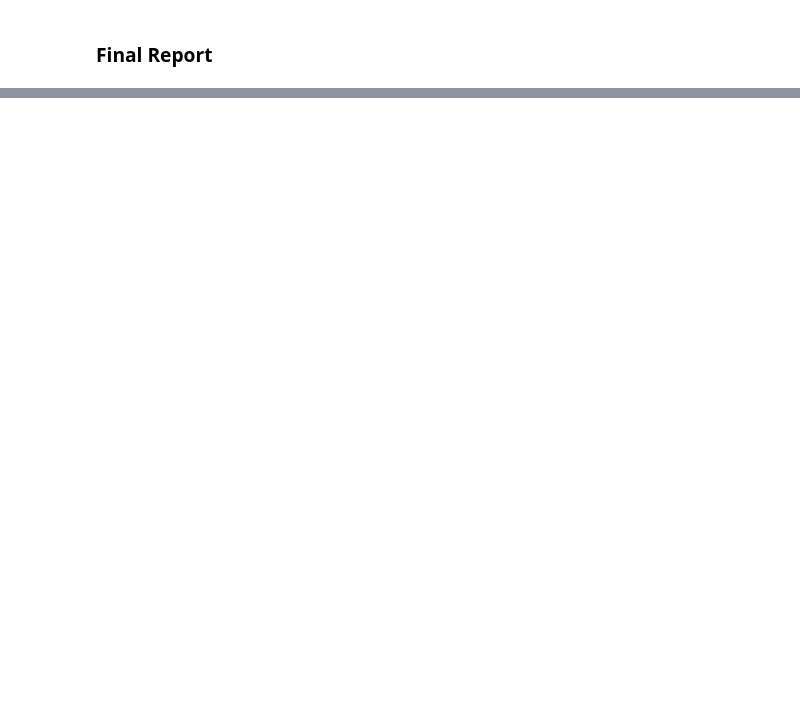
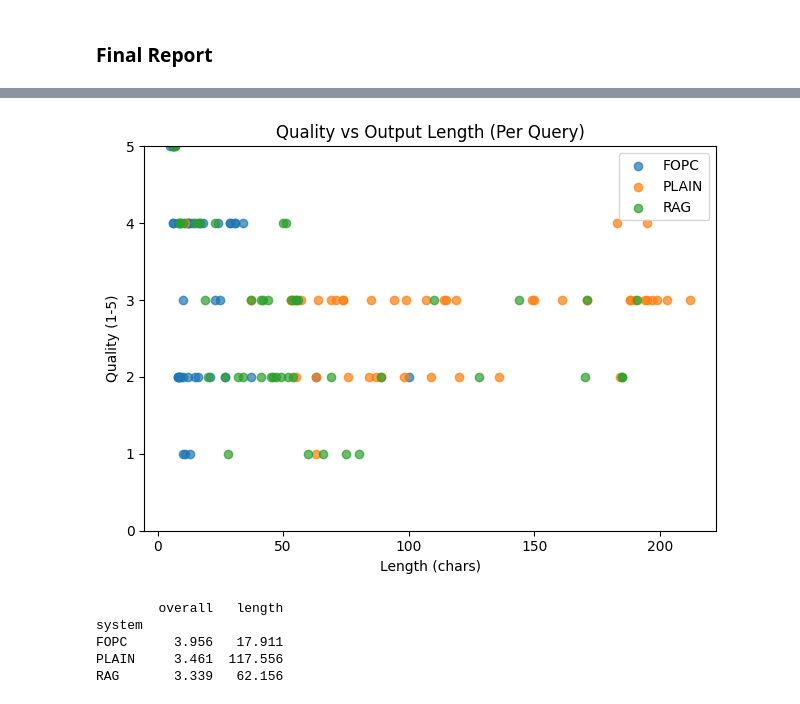
Before and after one commit to atom218/KRR-project, a Jupyter notebook: FoodData_Central_foundation_food_csv_2025-12-18/query_comparison.ipynb, the cells around one changed output, grey strips where cells are left out. Saved outputs shown, nothing was run; the diff lists cells and outputs as text; code cells hidden in the pictures; blank space fills up the shorter version.

```diff
--- a/FoodData_Central_foundation_food_csv_2025-12-18/query_comparison.ipynb
+++ b/FoodData_Central_foundation_food_csv_2025-12-18/query_comparison.ipynb
@@ -2108,0 +2504,25 @@ You should avoid the Venetian duck ragu and the ribollita recipes because they c
+# %%
+plt.figure()
+for system, g in df.groupby("system"):
+    plt.scatter(g["length"], g["quality"], label=system, alpha=0.7)
+
+plt.title("Quality vs Output Length (Per Query)")
+plt.xlabel("Length (chars)")
+plt.ylabel("Quality (1-5)")
+plt.ylim(0, 5)
+plt.legend()
+plt.tight_layout()
+plt.show()
+# %% [output]
+[figure, added]
+# %%
+df["overall"] = df[["accuracy","relevance","conciseness","quality"]].mean(axis=1)
+
+overall_mean = df.groupby("system")[["overall","length"]].mean().round(3)
+print(overall_mean)
+# %% [output]
+        overall   length
+system
+FOPC      3.956   17.911
+PLAIN     3.461  117.556
+RAG       3.339   62.156
```
Also changed, not shown: parts of 29 cells of this notebook.
